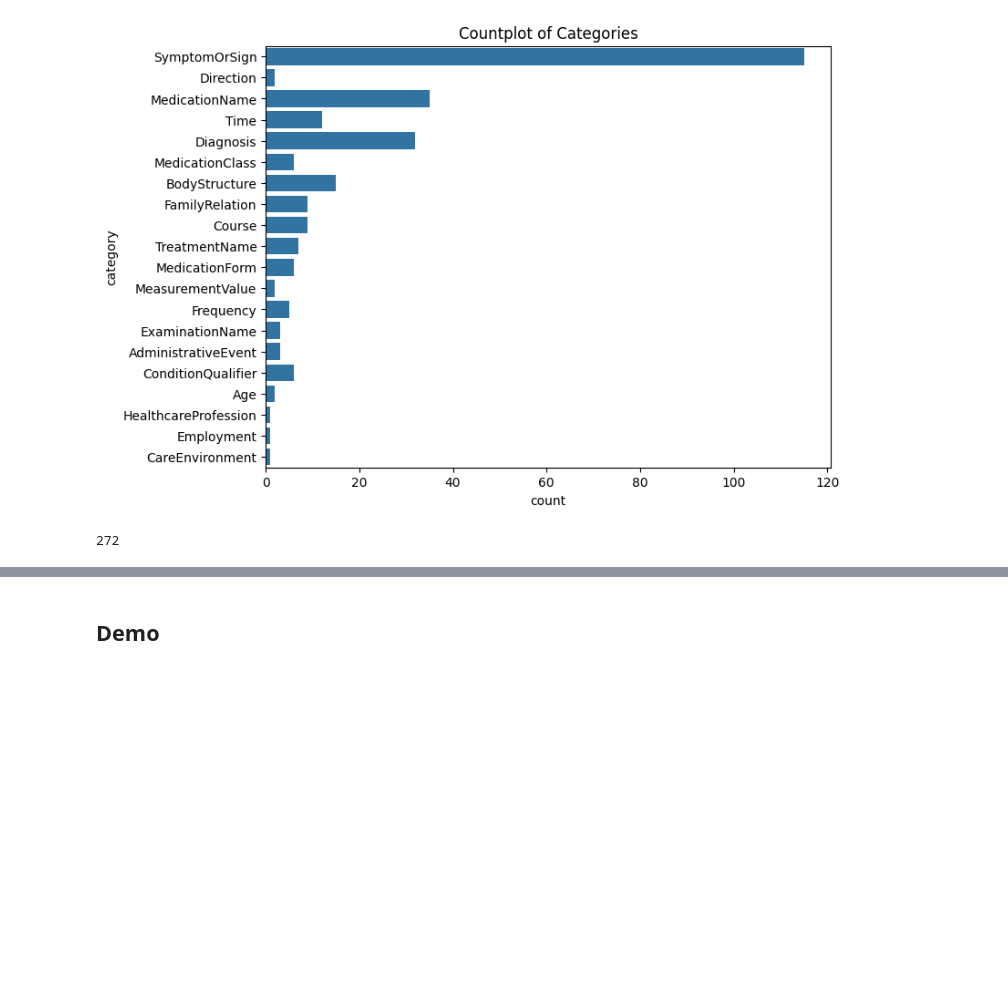
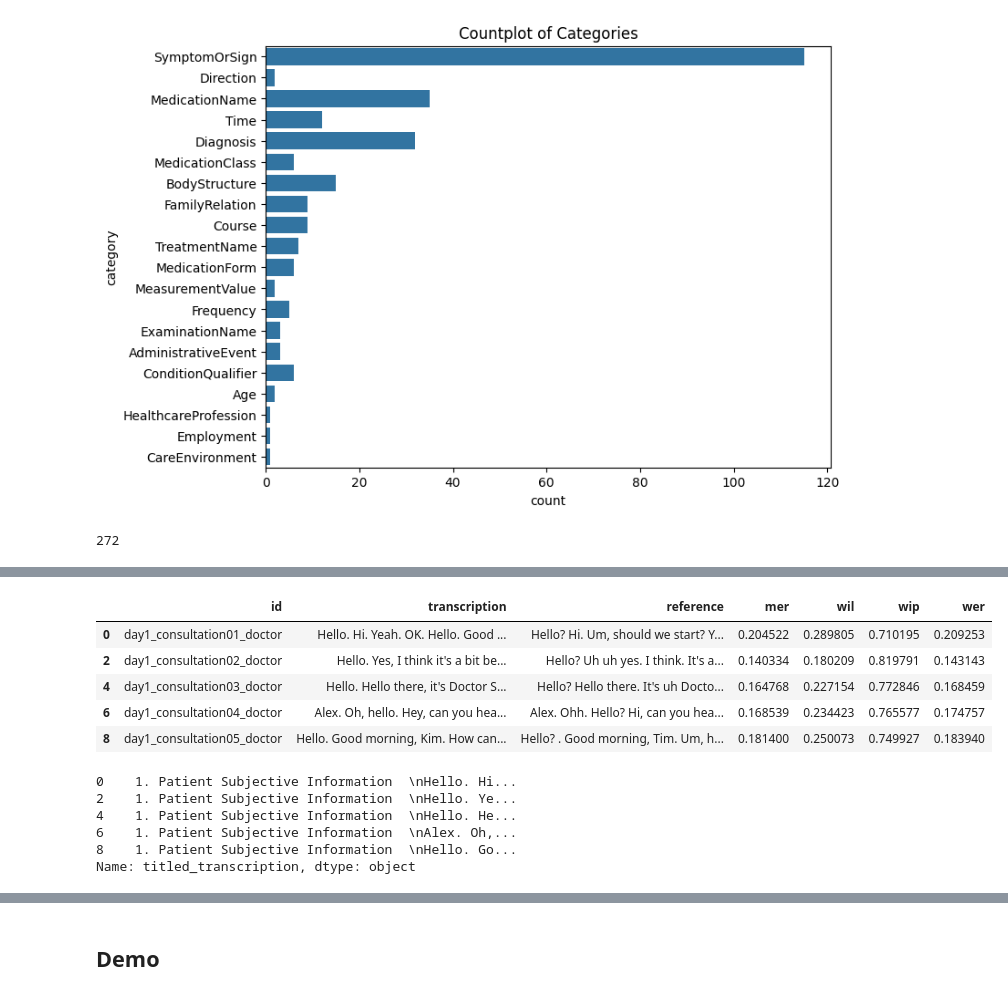
Before and after one commit to faithtanlh/speechsdk, a Jupyter notebook: notebooks/2_implementing-phrase-list.ipynb, the cells around one changed output, grey strips where cells are left out. Drawn from its saved outputs; the diff is of its cells as text; code cells hidden in the pictures; blank space fills up the shorter version.

```diff
--- a/notebooks/2_implementing-phrase-list.ipynb
+++ b/notebooks/2_implementing-phrase-list.ipynb
@@ -87,0 +178,25 @@ Another way is to post-process the audio batch-wise and see what is the error di
+# %%
+# Filter out doctors' transcripts only
+doctor_transcriptions_df = transcriptions_df[transcriptions_df["id"].str.contains("doctor")].copy()
+doctor_transcriptions_df.head()
+# %% [output]
+|  | id | transcription | reference | mer | wil | wip | wer |
+| 0 | day1_consultation01_doctor | Hello. Hi. Yeah. OK. Hello. Good ... | Hello? Hi. Um, should we start? Y... | 0.204522 | 0.289805 | 0.710195 | 0.209253 |
+| 2 | day1_consultation02_doctor | Hello. Yes, I think it's a bit be... | Hello? Uh uh yes. I think. It's a... | 0.140334 | 0.180209 | 0.819791 | 0.143143 |
+| 4 | day1_consultation03_doctor | Hello. Hello there, it's Doctor S... | Hello? Hello there. It's uh Docto... | 0.164768 | 0.227154 | 0.772846 | 0.168459 |
+| 6 | day1_consultation04_doctor | Alex. Oh, hello. Hey, can you hea... | Alex. Ohh. Hello? Hi, can you hea... | 0.168539 | 0.234423 | 0.765577 | 0.174757 |
+| 8 | day1_consultation05_doctor | Hello. Good morning, Kim. How can... | Hello? . Good morning, Tim. Um, h... | 0.181400 | 0.250073 | 0.749927 | 0.183940 |
+# %%
+# Generate titles for doctors' transcripts only
+from tqdm import tqdm
+tqdm.pandas()
+
+doctor_transcriptions_df["titled_transcription"] = doctor_transcriptions_df["transcription"].progress_apply(lambda x: generate_soap_titles(x))
+doctor_transcriptions_df["titled_transcription"].head()
+# %% [output]
+0    1. Patient Subjective Information  \nHello. Hi...
+2    1. Patient Subjective Information  \nHello. Ye...
+4    1. Patient Subjective Information  \nHello. He...
+6    1. Patient Subjective Information  \nAlex. Oh,...
+8    1. Patient Subjective Information  \nHello. Go...
+Name: titled_transcription, dtype: object
```
Also changed, not shown: parts of 15 cells of this notebook.
